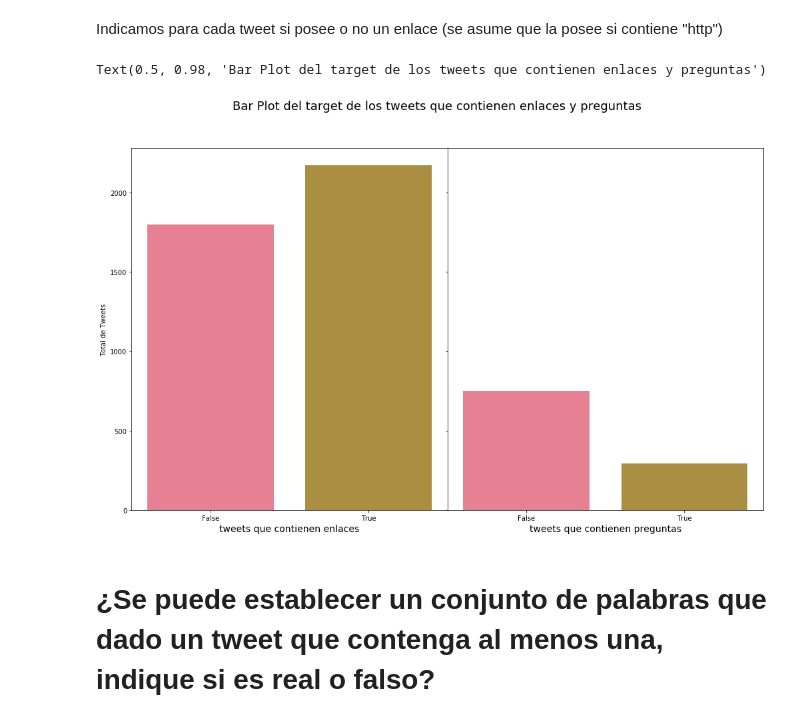
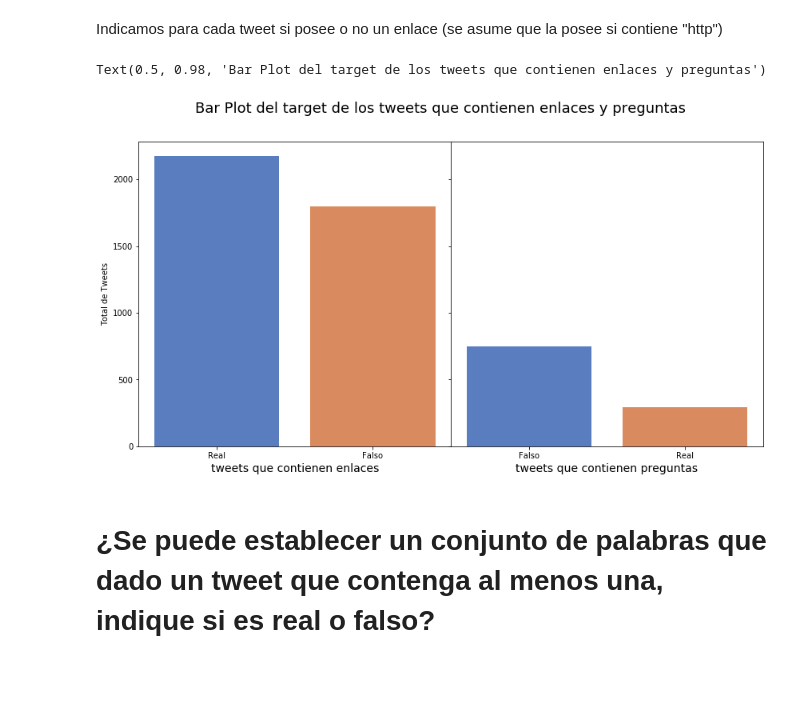
Before and after one commit to danielacarrero/orga-datos, a Jupyter notebook: TP1/tp1.ipynb, the cells around one changed output. Saved outputs shown, nothing was run; the diff lists cells and outputs as text; code cells hidden in the pictures; blank space fills up the shorter version.

```diff
--- a/TP1/tp1.ipynb
+++ b/TP1/tp1.ipynb
@@ -5,8 +5,7 @@ import matplotlib.pyplot as plt
 import numpy as np
 from matplotlib import rcParams
 from fuzzywuzzy import fuzz #conda install -c conda-forge fuzzywuzzy
-sns.set_palette("husl")
-rcParams['figure.figsize'] = 7,7
+sns.set_palette("muted")
 tweets = pd.read_csv('orga-datos/TP1/data/train.csv')
 tweets
 # %% [output]
@@ -25,6 +24,7 @@ tweets
 7613 rows × 5 columns
 # %%
 tweets_text = tweets.loc[:,['text','target']]
-tweets_text['target'] = tweets_text['target'] == 1
+tweets_text['target_boolean'] = tweets_text['target']
+tweets_text['target'] = tweets_text['target'].transform(lambda x: 'Real' if x == 1 else 'Falso')
 tweets_text
 # %% [output]
@@ -190,24 +191,23 @@ Indicamos para cada tweet si posee o no un enlace (se asume que la posee si cont
 # %%
 tweets_text['contain_link'] = tweets_text.text.transform(lambda x: "http" in x)
 # %%
-f, ax = plt.subplots(1, 2, figsize=(17,10),gridspec_kw={'wspace': 0})
-
+f, ax = plt.subplots(1, 2, figsize=(14,7),gridspec_kw={'wspace': 0})
 
 sns.barplot(data = tweets_text.loc[tweets_text.contain_link == True].target.value_counts().reset_index(),x='index',y='target',ax=ax[0])
 ax[0].set_ylabel("Total de Tweets")
 ax[0].set_xlabel("tweets que contienen enlaces",fontsize=14)
 
 sns.barplot(data = tweets_text.loc[tweets_text.contain_question == True].target.value_counts().reset_index(),x='index',y='target',ax=ax[1])
 ax[1].set_xlabel("tweets que contienen preguntas",fontsize=14)
 
 ax[0].label_outer()
 ax[1].label_outer()
 ax[1].set_ylim(ax[0].get_ylim())
 
 f.suptitle('Bar Plot del target de los tweets que contienen enlaces y preguntas', fontsize=18)
 # %% [output]
 Text(0.5, 0.98, 'Bar Plot del target de los tweets que contienen enlaces y preguntas')
-[figure, old version]
+[figure, new version]
 # %% [markdown]
 #  ¿Se puede establecer un conjunto de palabras que dado un tweet que contenga al menos una, indique si es real o falso?
 # %% [markdown]
```
Also changed, not shown: parts of 24 cells of this notebook.
